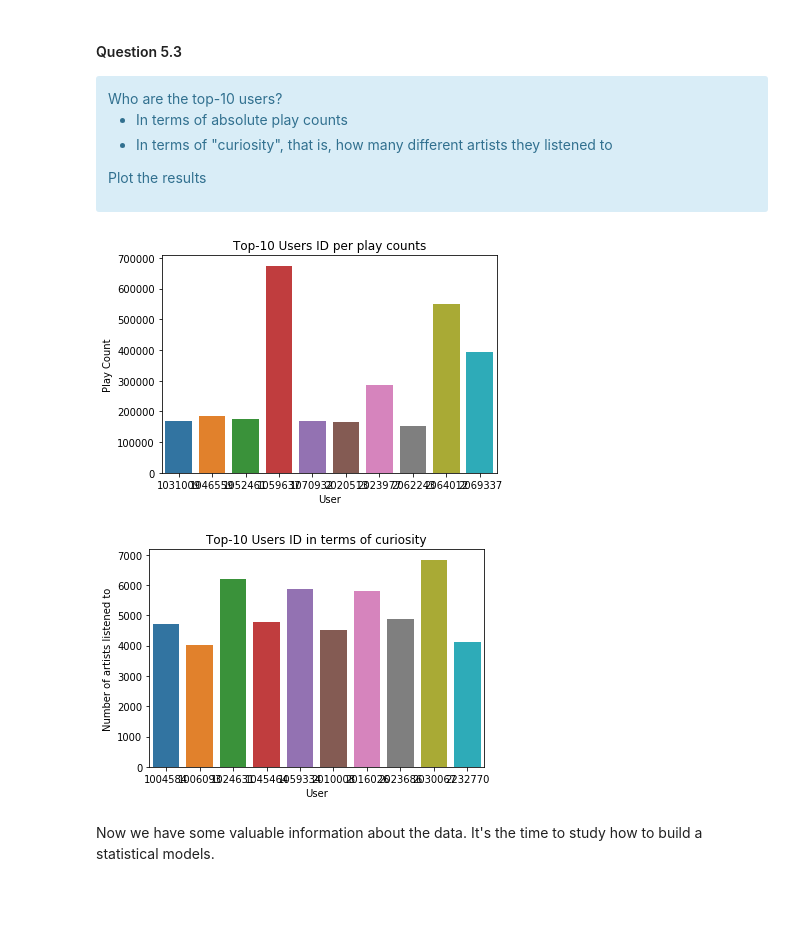
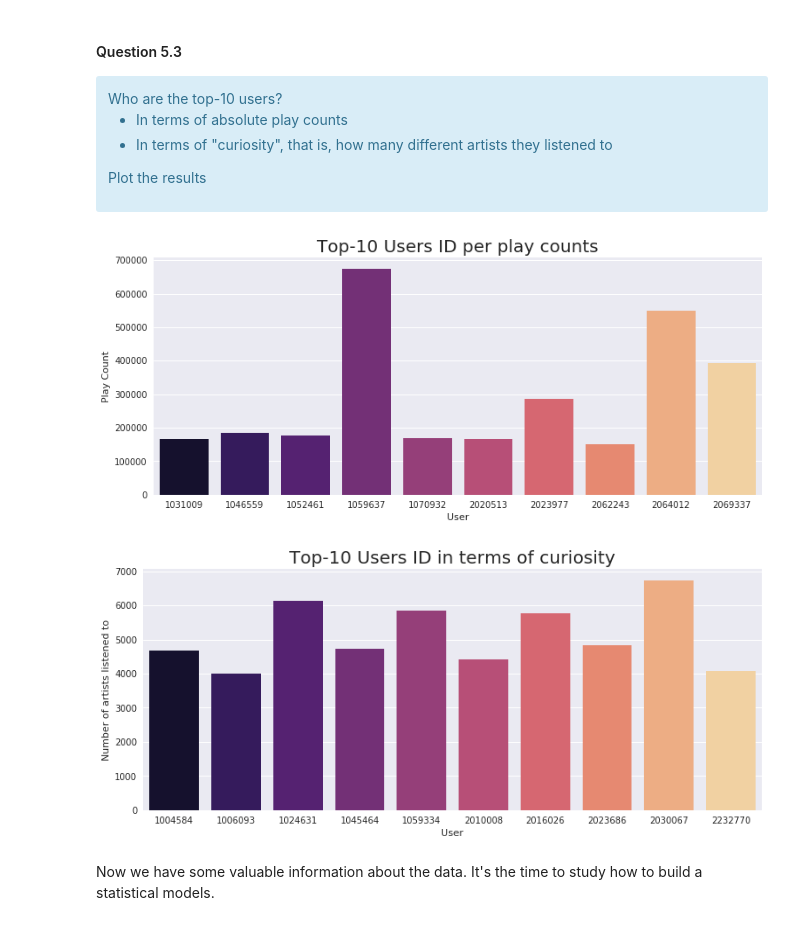
Before and after one commit to sgiammy/AML-course, a Jupyter notebook: RecSys.ipynb, the cells around one changed output. Cells and saved outputs as stored; diff of their text form; code cells hidden in the pictures; blank space fills up the shorter version.

```diff
--- a/RecSys.ipynb
+++ b/RecSys.ipynb
@@ -419,8 +391,8 @@ Similarly to the previous question, you need to comment and interpret your resul
 # ATTENTION! Grouping by artistID may be problematic, as stated above.
 
 artistAliasSchema = StructType([ \
-    StructField("misspelledArtistID", StringType(), True), \
-    StructField("standardArtistID", StringType(), True)])
+    StructField("misspelledArtistID", LongType(), True), \
+    StructField("standardArtistID", LongType(), True)])
 
 artistAliasDF = sqlContext.read \
     .format('com.databricks.spark.csv') \
@@ -835,7 +791,6 @@ newUserArtistDF.show(5)
 t1 = time()
 
 print('The script takes %f seconds' %(t1-t0))
-newUserArtistDF = newUserArtistDF.cache()
 # %% [output]
 +-------+--------+---------+
 | userID|artistID|playCount|
@@ -924,37 +884,36 @@ Who are the top-10 users?
 Plot the results
 </div>
 # %%
-# calculate top 10 users interm of play counts
-top10UsersByPlayCount = newUserArtistDF.groupBy('userID').agg(sum('playCount').alias('playCount')).orderBy('playCount', ascending=0).take(10)
+# calculate top 10 users in term of play counts
+top10UserPC = newUserArtistDF.groupBy('userID').sum('playCount').orderBy('sum(playCount)', ascending=0).take(10)
 
+pdf                   = pd.DataFrame(data=top10UserPC)
 
-pdf                   = pd.DataFrame(data=top10UsersByPlayCount)
-
-ax                    = sns.barplot(x=pdf[0], y=pdf[1])
+ax                    = sns.barplot(x=pdf[0], y=pdf[1], palette='magma')
 
 plt.ylabel('Play Count')
 plt.xlabel('User')
-plt.title('Top-10 Users ID per play counts')
+plt.title('Top-10 Users ID per play counts', fontsize=20)
 plt.show()
 # %% [output]
-[figure, old version]
+[figure, new version]
 # %%
 # calculate top 10 users in terms of curiosity
-top10UsersByCuriosity = newUserArtistDF.groupBy('userID')\
+top10UserC = newUserArtistDF.groupBy('userID')\
                                 .agg(countDistinct('artistID').alias("listenedArtists"))\
                                 .orderBy('listenedArtists', ascending=0).take(10)
 
 
-pdf                   = pd.DataFrame(data=top10UsersByCuriosity)
+pdf                   = pd.DataFrame(data=top10UserC)
 
-ax                    = sns.barplot(x=pdf[0], y=pdf[1])
+ax                    = sns.barplot(x=pdf[0], y=pdf[1], palette='magma')
 
 plt.ylabel('Number of artists listened to')
 plt.xlabel('User')
-plt.title('Top-10 Users ID in terms of curiosity')
+plt.title('Top-10 Users ID in terms of curiosity', fontsize=20)
 plt.show()
 # %% [output]
-[figure, old version]
+[figure, new version]
 # %% [markdown]
 Now we have some valuable information about the data. It's the time to study how to build a statistical models.
 # %% [markdown]
```
Also changed, not shown: parts of 38 cells of this notebook.
